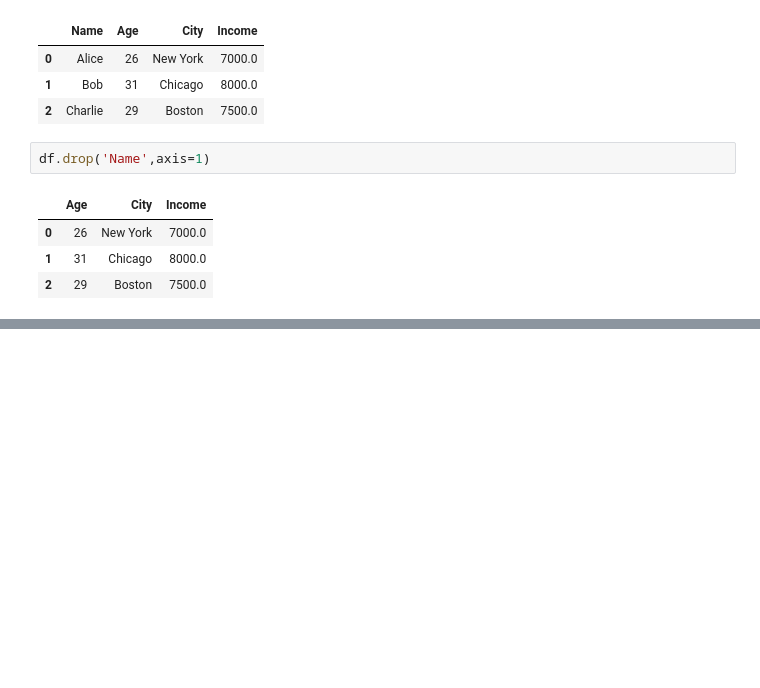
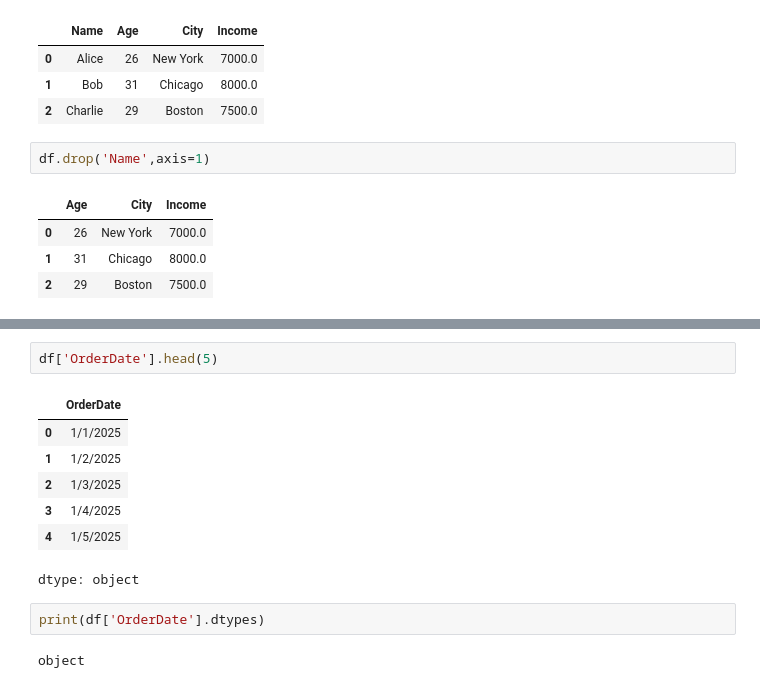
Before and after one commit to IBREEZZ/Code_Academy_Makeen2, a Jupyter notebook: week3.ipynb, the cells around one changed output, grey strips where cells are left out. Drawn from its saved outputs; the diff is of its cells as text; blank space fills up the shorter version.

```diff
--- a/week3.ipynb
+++ b/week3.ipynb
@@ -997,0 +1082,14 @@ df.drop('Name',axis=1)
+# %%
+df['OrderDate'].head(5)
+# %% [output]
+|  | OrderDate |
+| 0 | 1/1/2025 |
+| 1 | 1/2/2025 |
+| 2 | 1/3/2025 |
+| 3 | 1/4/2025 |
+| 4 | 1/5/2025 |
+dtype: object
+# %%
+print(df['OrderDate'].dtypes)
+# %% [output]
+object
```
Also changed, not shown: parts of 19 cells of this notebook.
